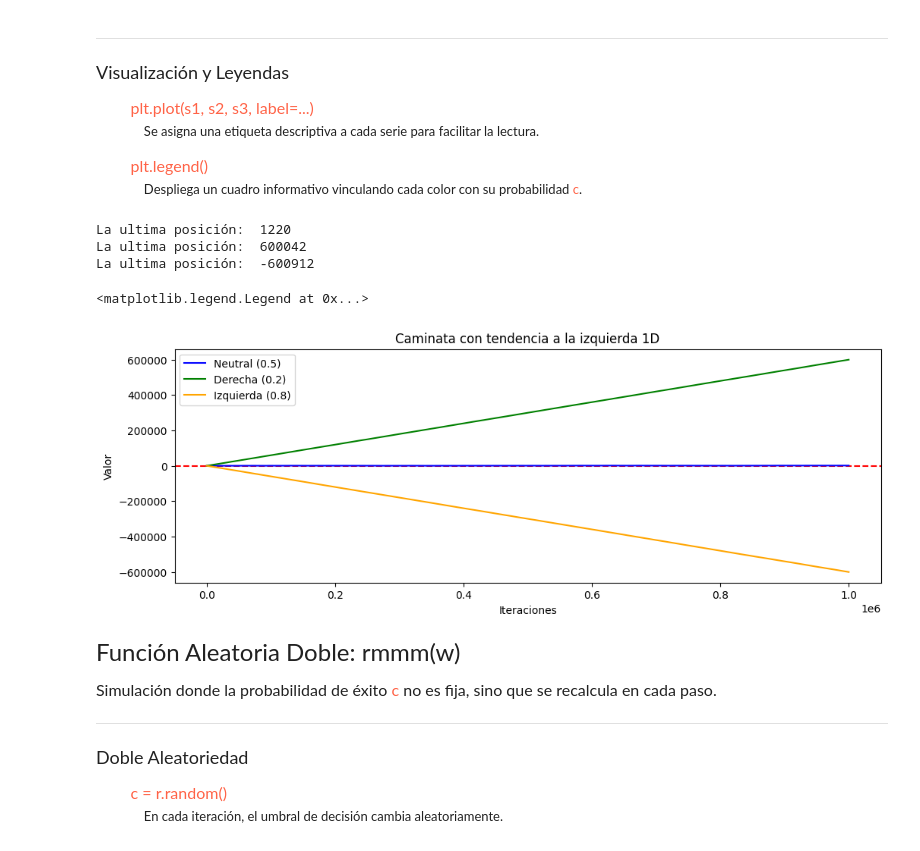
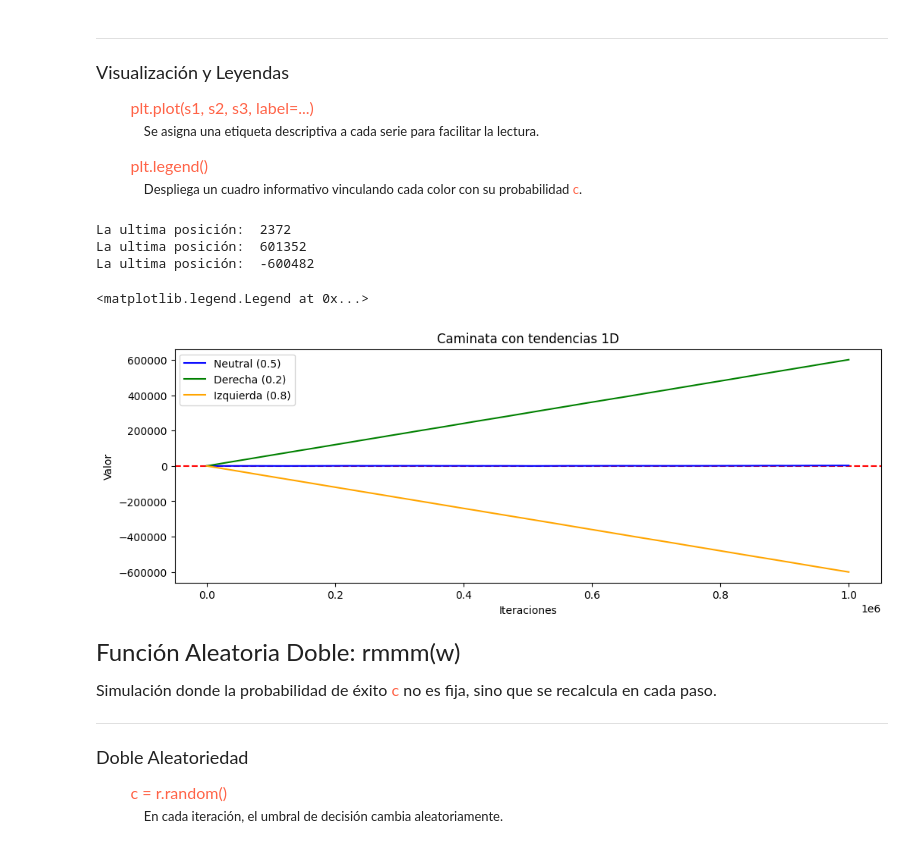
Before and after one commit to Lu1sV1rus/Estocasticos, a Jupyter notebook: Caminata_aleatoria_1D.ipynb, the cells around one changed output. Saved outputs shown, nothing was run; the diff lists cells and outputs as text; code cells hidden in the pictures.

```diff
--- a/Caminata_aleatoria_1D.ipynb
+++ b/Caminata_aleatoria_1D.ipynb
@@ -381,26 +384,27 @@ Simulación a gran escala para observar la convergencia de los resultados hacia
 <font size="2">&nbsp;&nbsp;&nbsp;&nbsp;Despliega un cuadro informativo vinculando cada color con su probabilidad <font color="tomato">c</font>.</font></p>
 # %%
 # Ley de los grandes numeros
-w=1000000
-s1=caminata(w,0.5)
-s2=caminata(w,0.2)
-s3=caminata(w,0.8)
+w=1000000                                  # Numero de iteraciones
+s1=caminata(w,0.5)                         # Funcion neutral
+s2=caminata(w,0.2)                         # Funcion derecha
+s3=caminata(w,0.8)                         # Funcion izquierda
 
-plt.figure(figsize=(12,4))
-plt.axhline(y=0, linestyle="--", color='red')
-plt.title('Caminata con tendencia a la izquierda 1D')
-plt.xlabel('Iteraciones')
-plt.ylabel('Valor')
+plt.figure(figsize=(12,4))                          # Creo el plano
+plt.axhline(y=0, linestyle="--", color='red')       # Agrego una linea en X
+plt.title('Caminata con tendencias 1D')             # Titulo
+plt.xlabel('Iteraciones')                           # Eje X
+plt.ylabel('Valor')                                 # Eje Y
+# Muestro la grafica
 plt.plot(s1, label='Neutral (0.5)', color='blue')
 plt.plot(s2, label='Derecha (0.2)', color='green')
 plt.plot(s3, label='Izquierda (0.8)', color='orange')
-plt.legend()
+plt.legend()                                       # Muestro las etiquetas
 # %% [output]
-La ultima posición:  1220
-La ultima posición:  600042
-La ultima posición:  -600912
+La ultima posición:  2372
+La ultima posición:  601352
+La ultima posición:  -600482
 <matplotlib.legend.Legend at 0x...>
-[figure, old version]
+[figure, new version]
 # %% [markdown]
 <p><font size="5">Función Aleatoria Doble: rmmm(w)</font></p>
 
```
Also changed, not shown: parts of 9 cells of this notebook.
